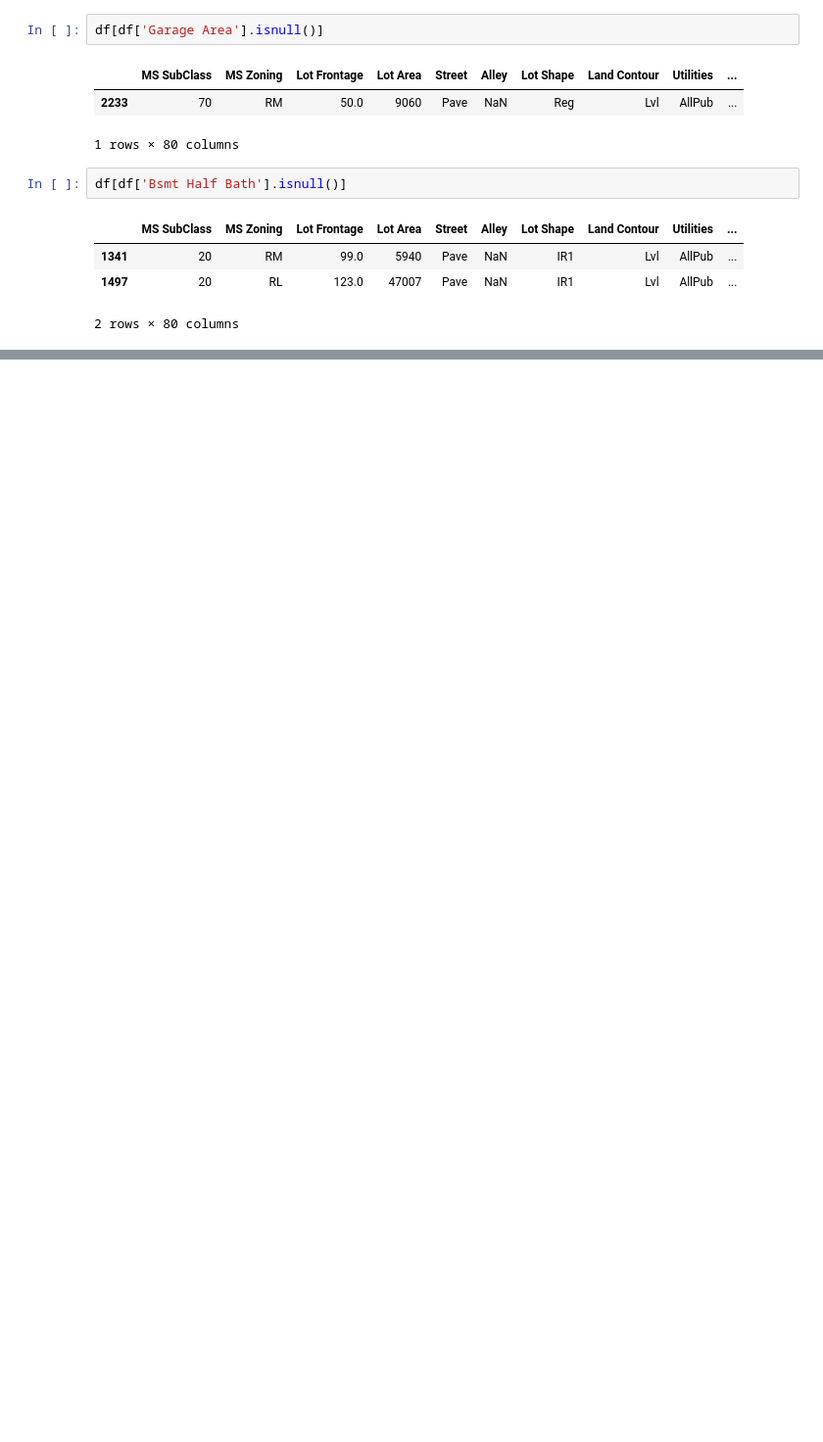
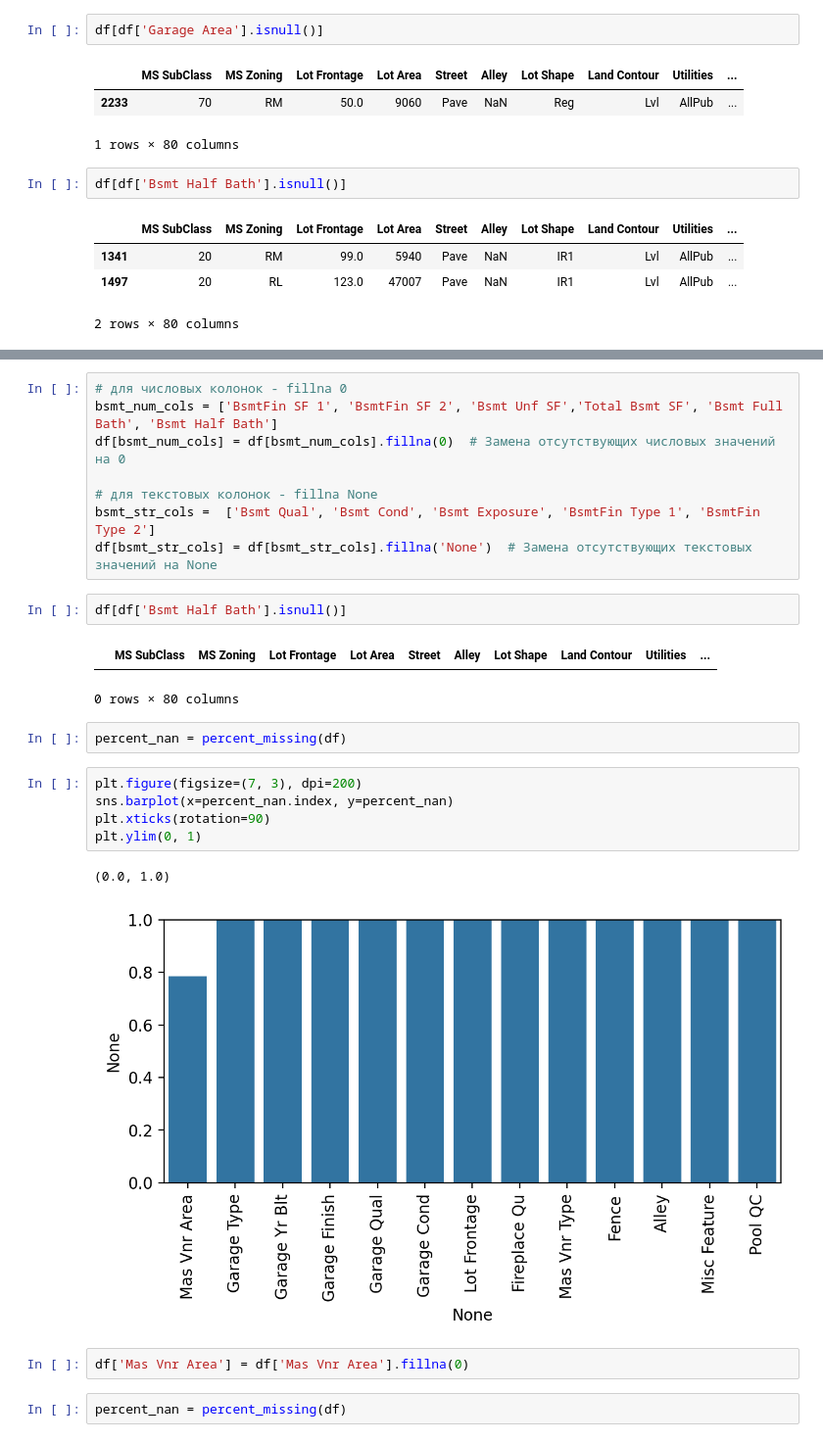
Before and after one commit to rostya-codes/Machine-Learning-Data-Science, a Jupyter notebook: Feature Engineering/p35.ipynb, the cells around one changed output, grey strips where cells are left out. Shown at 98% size. Drawn from its saved outputs; the diff is of its cells as text; blank space fills up the shorter version.

```diff
--- a/Feature Engineering/p35.ipynb
+++ b/Feature Engineering/p35.ipynb
@@ -167,0 +211,27 @@ df[df['Bsmt Half Bath'].isnull()]
+# %%
+# для числовых колонок - fillna 0
+bsmt_num_cols = ['BsmtFin SF 1', 'BsmtFin SF 2', 'Bsmt Unf SF','Total Bsmt SF', 'Bsmt Full Bath', 'Bsmt Half Bath']
+df[bsmt_num_cols] = df[bsmt_num_cols].fillna(0)  # Замена отсутствующих числовых значений на 0
+
+# для текстовых колонок - fillna None
+bsmt_str_cols =  ['Bsmt Qual', 'Bsmt Cond', 'Bsmt Exposure', 'BsmtFin Type 1', 'BsmtFin Type 2']
+df[bsmt_str_cols] = df[bsmt_str_cols].fillna('None')  # Замена отсутствующих текстовых значений на None
+# %%
+df[df['Bsmt Half Bath'].isnull()]
+# %% [output]
+|  | MS SubClass | MS Zoning | Lot Frontage | Lot Area | Street | Alley | Lot Shape | Land Contour | Utilities | ... |
+0 rows × 80 columns
+# %%
+percent_nan = percent_missing(df)
+# %%
+plt.figure(figsize=(7, 3), dpi=200)
+sns.barplot(x=percent_nan.index, y=percent_nan)
+plt.xticks(rotation=90)
+plt.ylim(0, 1)
+# %% [output]
+(0.0, 1.0)
+[figure, added]
+# %%
+df['Mas Vnr Area'] = df['Mas Vnr Area'].fillna(0)
+# %%
+percent_nan = percent_missing(df)
```
Also changed, not shown: parts of 8 cells of this notebook.
